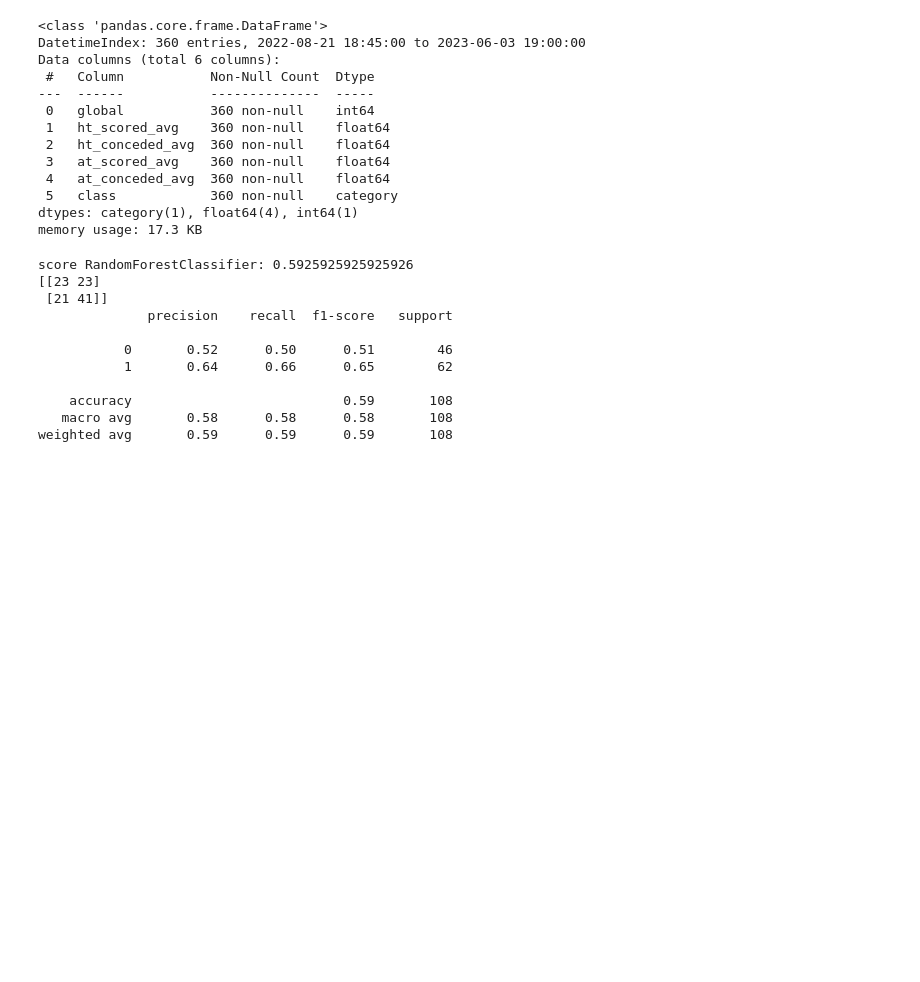
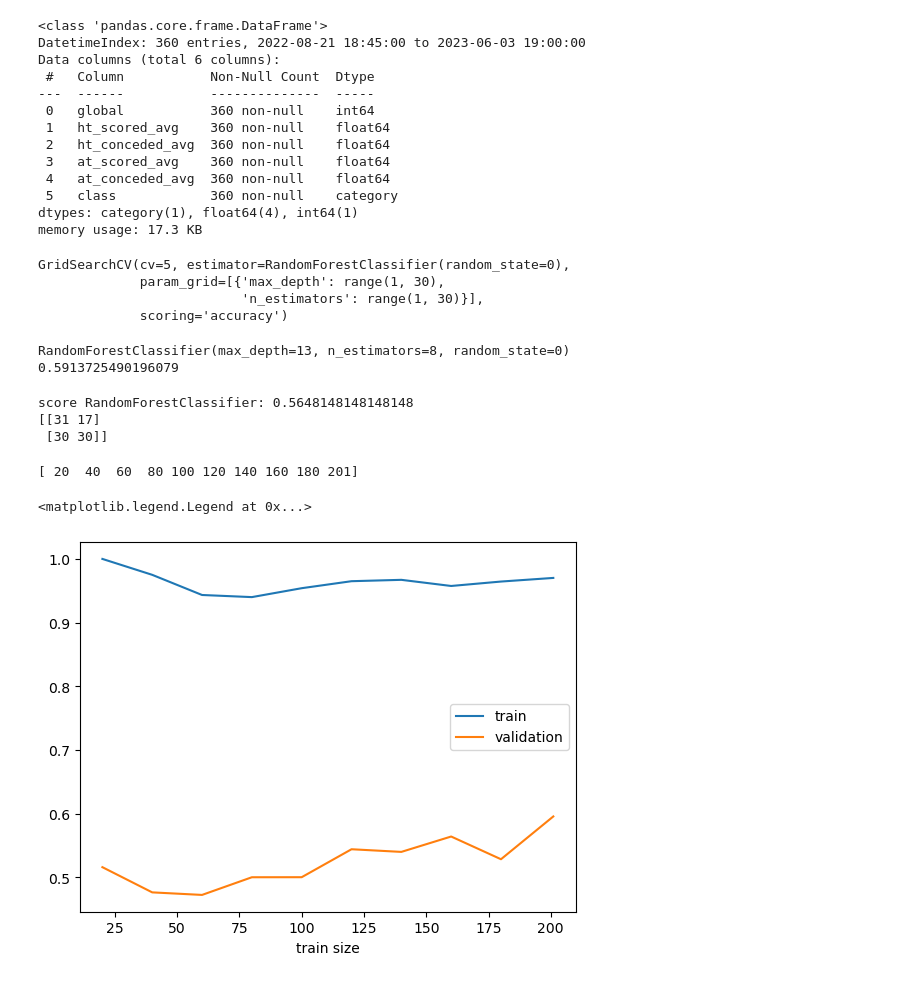
Before and after one commit to Hardfive/ProBettor, a Jupyter notebook: football/analysis/ipynb_checkpoints/modelling.ipynb, the cells around one changed output. Drawn from its saved outputs; the diff is of its cells as text; code cells hidden in the pictures; blank space fills up the shorter version.

Commit message:
Update modelling

```diff
--- a/football/analysis/ipynb_checkpoints/modelling.ipynb
+++ b/football/analysis/ipynb_checkpoints/modelling.ipynb
@@ -69,7 +70,8 @@ from sklearn.model_selection import RandomizedSearchCV
 # we started to drop columns which contains missing values
 # and non reliable columns
 dataset = data[data['journée'] > 2]
-dataset = dataset.iloc[:, 5:]
+dataset = dataset.iloc[:, 11:]
+
 dataset.info()
 # %% [output]
 <class 'pandas.core.frame.DataFrame'>
@@ -114,23 +116,42 @@ memory usage: 17.3 KB
 y = dataset['class']
 X = dataset.drop(['global', 'class'], axis=1)
 # %%
-x_train, x_test, y_train, y_test = train_test_split(X, y, test_size=0.3, random_state=0)
-model = RandomForestClassifier(random_state=0)
-model.fit(x_train, y_train)
-y_pred = model.predict(x_test)
+x_train, x_test, y_train, y_test = train_test_split(X, y, test_size=0.3)
+parameter = [{'n_estimators': range(1, 30),
+             'max_depth':range(1, 30)}]
+grid = GridSearchCV(estimator=RandomForestClassifier(random_state=0), param_grid=parameter,
+                    scoring='accuracy', cv=5)
+grid.fit(x_train, y_train)
+# %% [output]
+GridSearchCV(cv=5, estimator=RandomForestClassifier(random_state=0),
+             param_grid=[{'max_depth': range(1, 30),
+                          'n_estimators': range(1, 30)}],
+             scoring='accuracy')
+# %%
+print(grid.best_estimator_)
+print(grid.best_score_)
+# %% [output]
+RandomForestClassifier(max_depth=13, n_estimators=8, random_state=0)
+0.5913725490196079
 # %%
+model = grid.best_estimator_
 print(f"score {model.__class__.__name__}: {model.score(x_test, y_test)}")
-print(confusion_matrix(y_test, y_pred))
-print(classification_report(y_test, y_pred))
+print(confusion_matrix(y_test, model.predict(x_test)))
 # %% [output]
-score RandomForestClassifier: 0.5925925925925926
-[[23 23]
- [21 41]]
-              precision    recall  f1-score   support
-
-           0       0.52      0.50      0.51        46
-           1       0.64      0.66      0.65        62
-
-    accuracy                           0.59       108
-   macro avg       0.58      0.58      0.58       108
-weighted avg       0.59      0.59      0.59       108
+score RandomForestClassifier: 0.5648148148148148
+[[31 17]
+ [30 30]]
+# %%
+N, train_score, val_score = learning_curve(
+    model, x_train, y_train, train_sizes= np.linspace(0.1, 1.0, 10), cv=5
+)
+# %%
+print(N)
+plt.plot(N, train_score.mean(axis=1), label='train')
+plt.plot(N, val_score.mean(axis=1), label='validation')
+plt.xlabel('train size')
+plt.legend()
+# %% [output]
+[ 20  40  60  80 100 120 140 160 180 201]
+<matplotlib.legend.Legend at 0x...>
+[figure, added]
```
Also changed, not shown: parts of 5 cells of this notebook.
